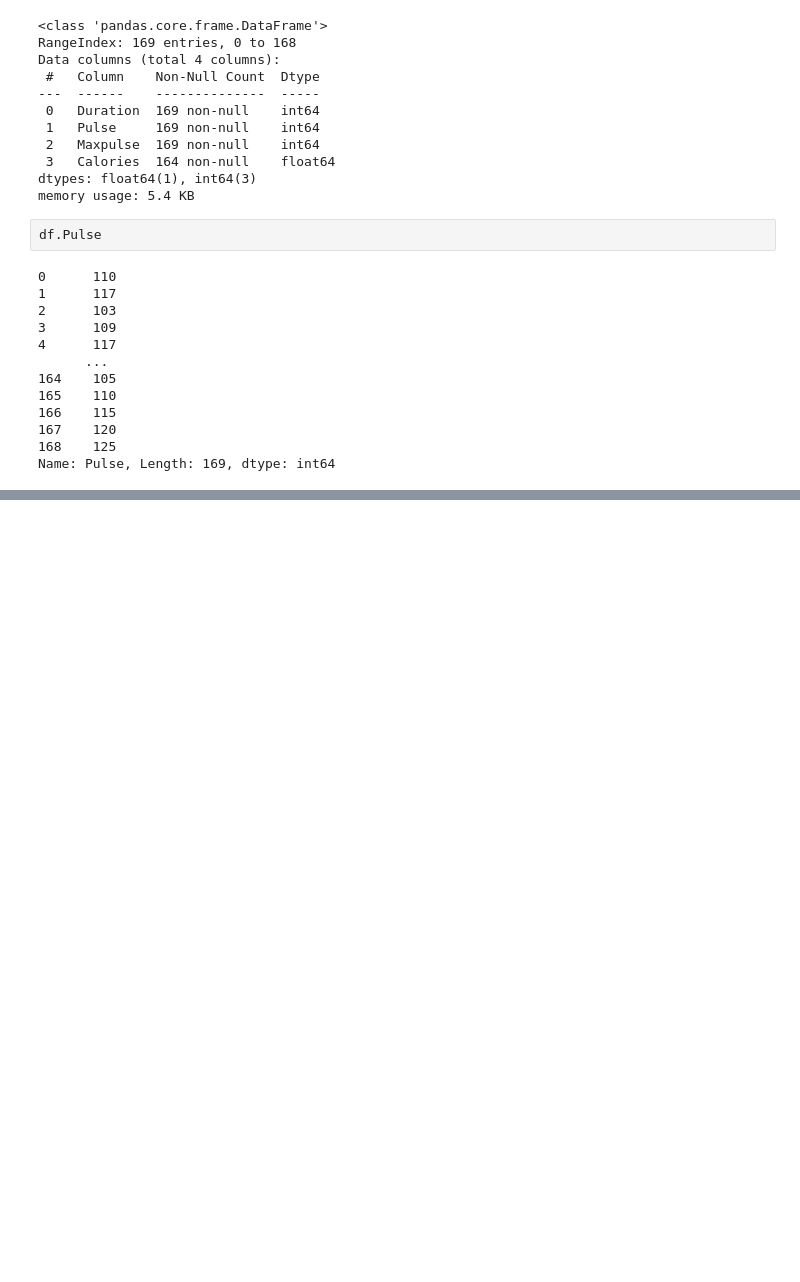
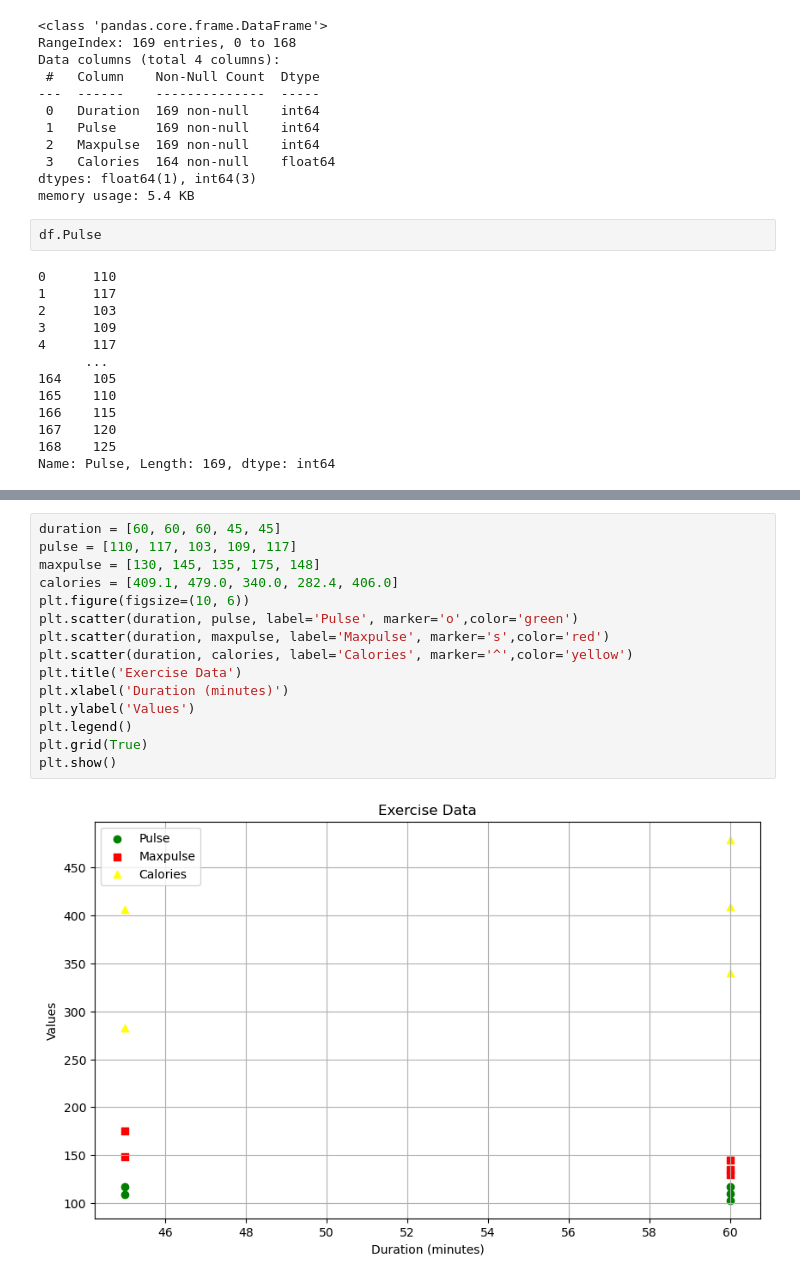
Before and after one commit to ZiaUlAinAamir/AI-with-navttc, a Jupyter notebook: data/data.ipynb, the cells around one changed output, grey strips where cells are left out. Saved outputs shown, nothing was run; the diff lists cells and outputs as text; blank space fills up the shorter version.

```diff
--- a/data/data.ipynb
+++ b/data/data.ipynb
@@ -72,0 +153,17 @@ AttributeError: 'DataFrame' object has no attribute 'Pulse_max'
+# %%
+duration = [60, 60, 60, 45, 45]
+pulse = [110, 117, 103, 109, 117]
+maxpulse = [130, 145, 135, 175, 148]
+calories = [409.1, 479.0, 340.0, 282.4, 406.0]
+plt.figure(figsize=(10, 6))
+plt.scatter(duration, pulse, label='Pulse', marker='o',color='green')
+plt.scatter(duration, maxpulse, label='Maxpulse', marker='s',color='red')
+plt.scatter(duration, calories, label='Calories', marker='^',color='yellow')
+plt.title('Exercise Data')
+plt.xlabel('Duration (minutes)')
+plt.ylabel('Values')
+plt.legend()
+plt.grid(True)
+plt.show()
+# %% [output]
+[figure, added]
```
Also changed, not shown: parts of 6 cells of this notebook, 2 other files.
